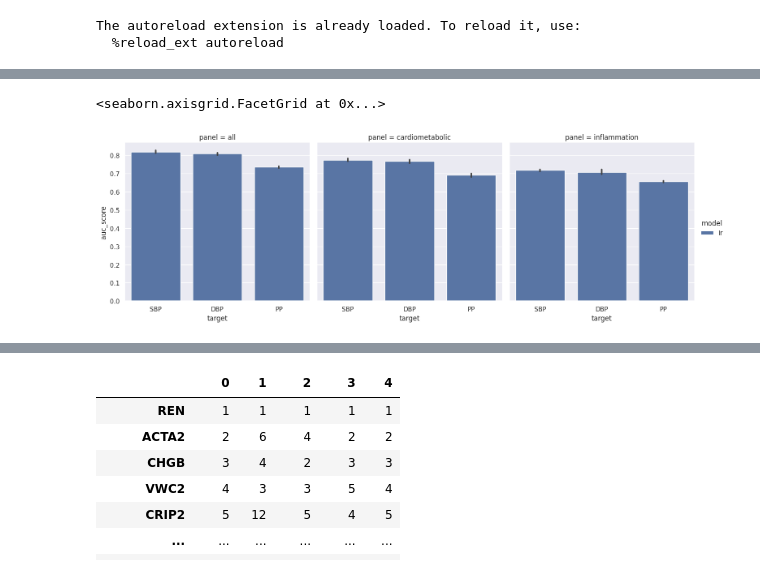
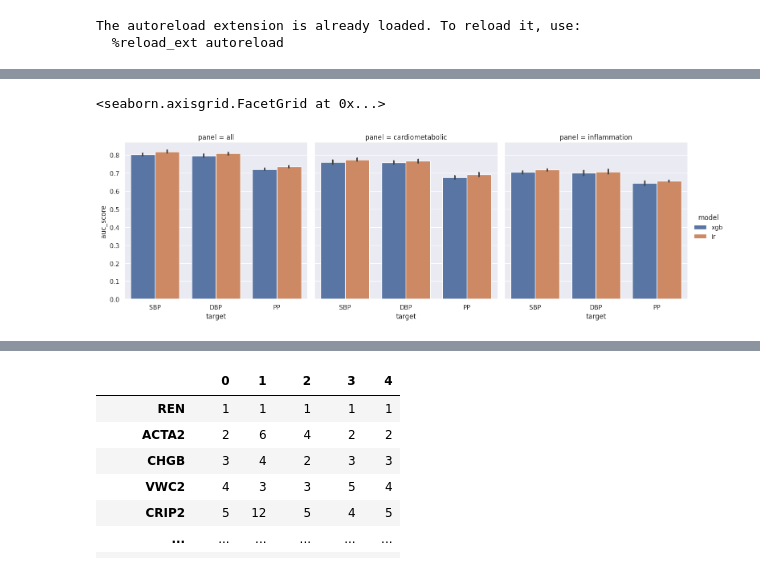
Before and after one commit to ipolharvard/biobank_olink, a Jupyter notebook: notebooks/exp_two_extremes.ipynb, the cells around one changed output, grey strips where cells are left out. Saved outputs shown, nothing was run; the diff lists cells and outputs as text; code cells hidden in the pictures.

```diff
--- a/notebooks/exp_two_extremes.ipynb
+++ b/notebooks/exp_two_extremes.ipynb
@@ -15,16 +17,21 @@ DATA_DIR = files("biobank_olink.data")
 # %% [output]
 The autoreload extension is already loaded. To reload it, use:
   %reload_ext autoreload
+# %%
+results = [json.load(p.open()) for p in (DATA_DIR / "results").iterdir()]
+results = pd.DataFrame(chain.from_iterable(results))
+results.loc[results.model.isnull(), "model"] = "xgb"
+results["target"] = results.target.str.upper()
+
+targets = ["SBP", "DBP", "PP"]
+panels = ["all", "cardiometabolic", "inflammation"]
+
+results_base = results.loc[
+    results.interactions.isin((0, np.nan)) & results.n_best_feats.isin((0, np.nan))]
 # %%
-from itertools import chain
-
-results = [json.load(p.open()) for p in (DATA_DIR / "results").iterdir()]
-results = pd.DataFrame(chain.from_iterable(results))
-results.loc[results.model.isnull(), "model"] = "xgb"
-
-results_lr = results.loc[(results.model == "lr") & (results.interactions.isnull())]
-values = ["auc_score", "num_trials", "best_trial_no", "C"]
-agg_values = {f"mean_{v}": (v, "mean") for v in values}
+results_lr = results_base.loc[results_base.model == "lr"]
+agg_values = {f"mean_{v}": (v, "mean") for v in
+              ["auc_score", "num_trials", "best_trial_no", "C"]}
 results_lr.groupby(["model", "panel", "target"]).agg(**agg_values, count=("model", 'size'))
 # %% [output]
 |  |  |  | mean_auc_score | mean_num_trials | mean_best_trial_no | mean_C | count |
@@ -38,3 +45,10 @@ results_lr.groupby(["model", "panel", "target"]).agg(**agg_values, count=("model
 |  | inflammation | DBP | 0.707595 | 537.0 | 262.6 | 0.077726 | 5 |
 |  |  | PP | 0.655800 | 516.0 | 358.8 | 0.059871 | 5 |
 |  |  | SBP | 0.717296 | 530.8 | 306.8 | 0.089169 | 5 |
+# %%
+results_xgb = results_base.loc[results_base.model == "xgb"]
+results_xgb.loc[:, "feat_importance"] = results_xgb.feat_importance.apply(
+    lambda x: x[0] if isinstance(x, list) else x)
+agg_values = {f"mean_{v}": (v, "mean") for v in
+              ["auc_score", "num_trials", "best_trial_no", "n_estimators"]}
+results_xgb.groupby(["model", "panel", "target"]).agg(**agg_values, count=("model", 'size'))
@@ -41,10 +81,8 @@ results_lr.groupby(["model", "panel", "target"]).agg(**agg_values, count=("model
 # %%
-targets = ["SBP", "DBP", "PP"]
-panels = ["all", "inflammation", "cardiometabolic"]
-sns.catplot(data=results_lr, x="target", y="auc_score", order=targets, hue="model", col="panel",
-            kind="bar")
+sns.catplot(data=pd.concat([results_xgb, results_lr]), x="target", y="auc_score", order=targets,
+            hue="model", col="panel", kind="bar", col_order=panels)
 # %% [output]
 <seaborn.axisgrid.FacetGrid at 0x...>
-[figure, old version]
+[figure, new version]
 # %%
 from sklearn.metrics import roc_curve, auc
```
Also changed, not shown: parts of 22 cells of this notebook, 5 other files.
